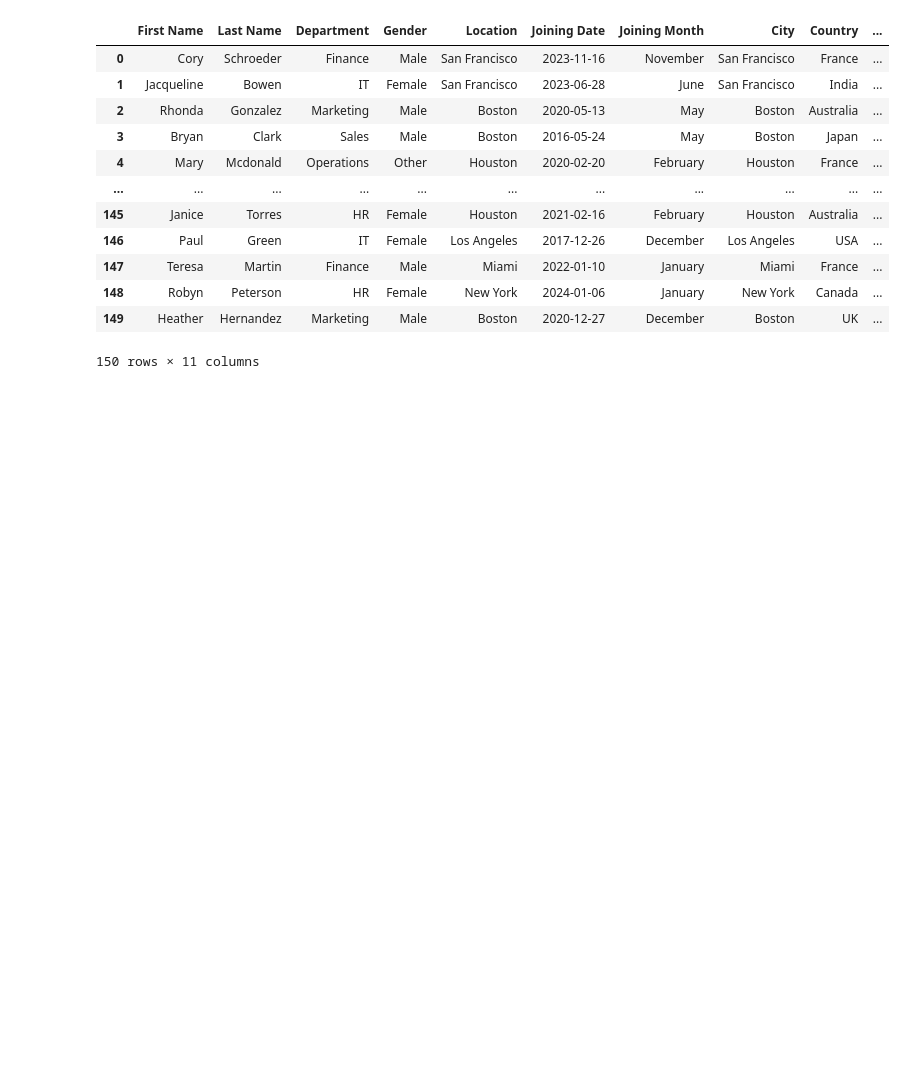
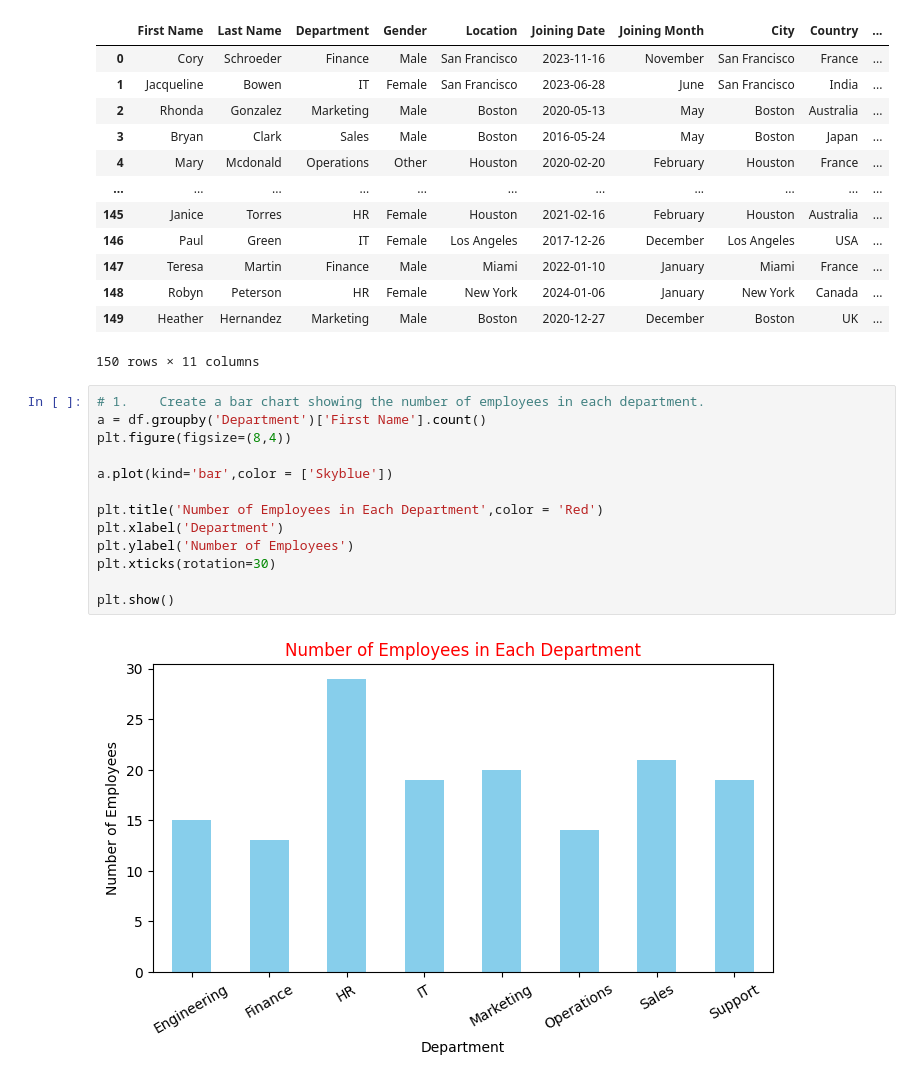
Before and after one commit to vaishnaviPatil1111/Python, a Jupyter notebook: Python_Pandas.ipynb, the cells around one changed output. Cells and saved outputs as stored; diff of their text form; blank space fills up the shorter version.

```diff
--- a/Python_Pandas.ipynb
+++ b/Python_Pandas.ipynb
@@ -3109,3 +3111,18 @@ df
 | 148 | Robyn | Peterson | HR | Female | New York | 2024-01-06 | January | New York | Canada | ... |
 | 149 | Heather | Hernandez | Marketing | Male | Boston | 2020-12-27 | December | Boston | UK | ... |
 150 rows × 11 columns
+# %%
+# 1.	Create a bar chart showing the number of employees in each department.
+a = df.groupby('Department')['First Name'].count()
+plt.figure(figsize=(8,4))
+
+a.plot(kind='bar',color = ['Skyblue'])
+
+plt.title('Number of Employees in Each Department',color = 'Red')
+plt.xlabel('Department')
+plt.ylabel('Number of Employees')
+plt.xticks(rotation=30)
+
+plt.show()
+# %% [output]
+[figure, added]
```
Also changed, not shown: parts of 6 cells of this notebook.
